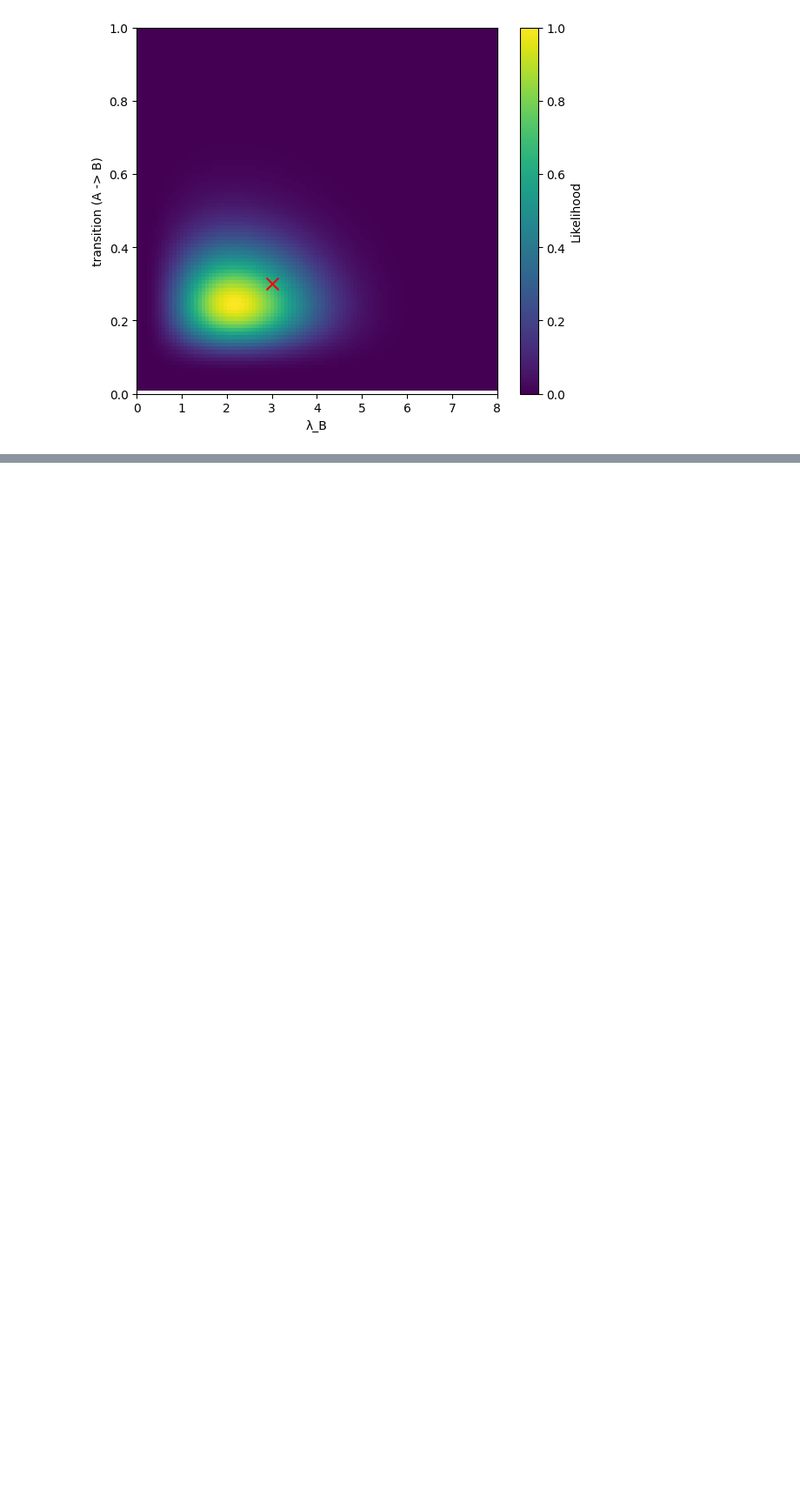
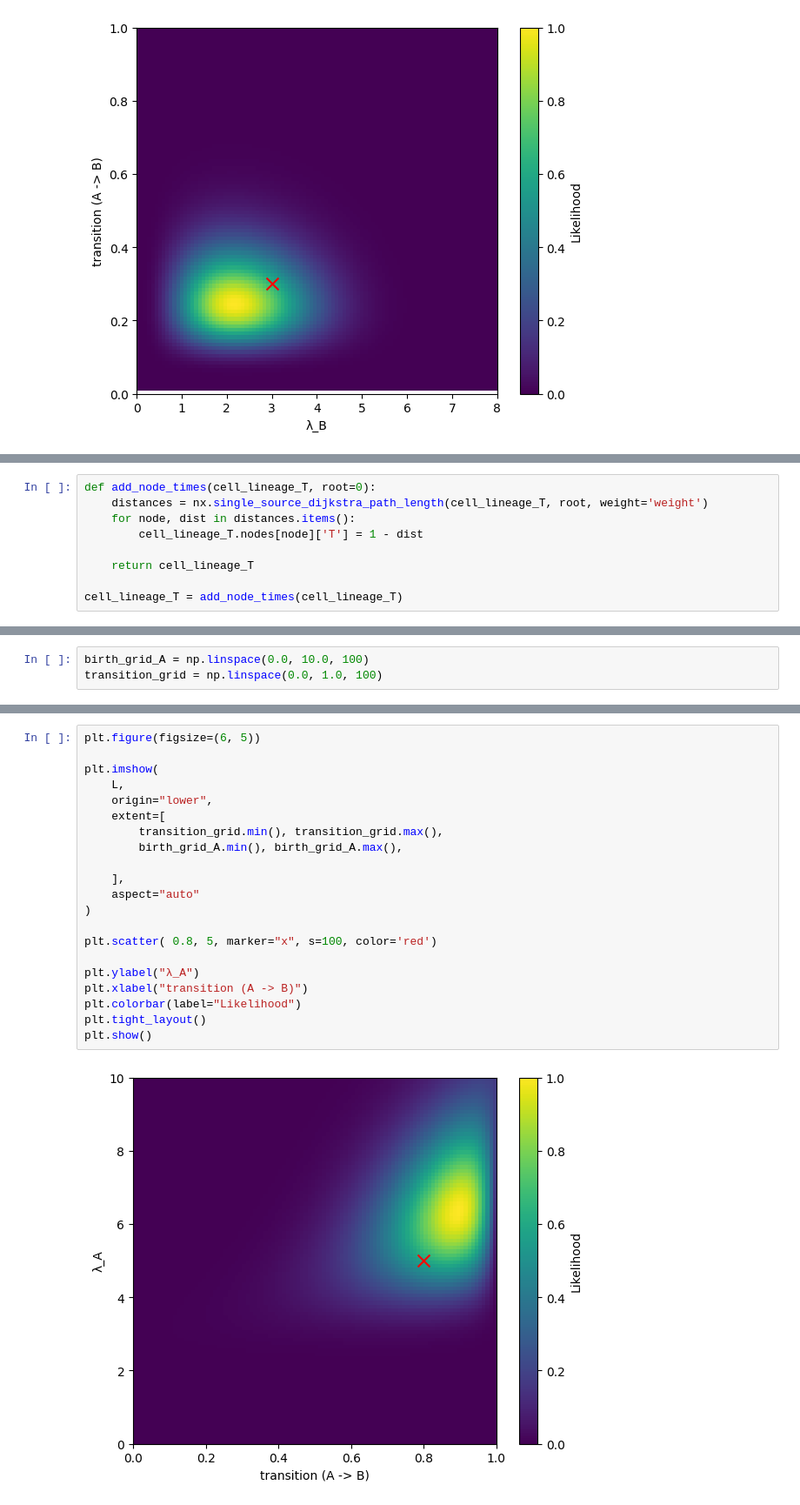
Before and after one commit to sashittal-group/CONCERT, a Jupyter notebook: notebooks/Simulation-2.ipynb, the cells around one changed output, grey strips where cells are left out. Shown at 87% size. Drawn from its saved outputs; the diff is of its cells as text; blank space fills up the shorter version.

```diff
--- a/notebooks/Simulation-2.ipynb
+++ b/notebooks/Simulation-2.ipynb
@@ -744,0 +864,9 @@ plt.show()
+# %%
+def add_node_times(cell_lineage_T, root=0):
+    distances = nx.single_source_dijkstra_path_length(cell_lineage_T, root, weight='weight')
+    for node, dist in distances.items():
+        cell_lineage_T.nodes[node]['T'] = 1 - dist
+
+    return cell_lineage_T
+
+cell_lineage_T = add_node_times(cell_lineage_T)
@@ -744,0 +904,3 @@ plt.show()
+# %%
+birth_grid_A = np.linspace(0.0, 10.0, 100)
+transition_grid = np.linspace(0.0, 1.0, 100)
@@ -744,0 +944,23 @@ plt.show()
+# %%
+plt.figure(figsize=(6, 5))
+
+plt.imshow(
+    L,
+    origin="lower",
+    extent=[
+        transition_grid.min(), transition_grid.max(),
+        birth_grid_A.min(), birth_grid_A.max(),
+
+    ],
+    aspect="auto"
+)
+
+plt.scatter( 0.8, 5, marker="x", s=100, color='red')
+
+plt.ylabel("λ_A")
+plt.xlabel("transition (A -> B)")
+plt.colorbar(label="Likelihood")
+plt.tight_layout()
+plt.show()
+# %% [output]
+[figure, added]
```
Also changed, not shown: parts of 12 cells of this notebook.
